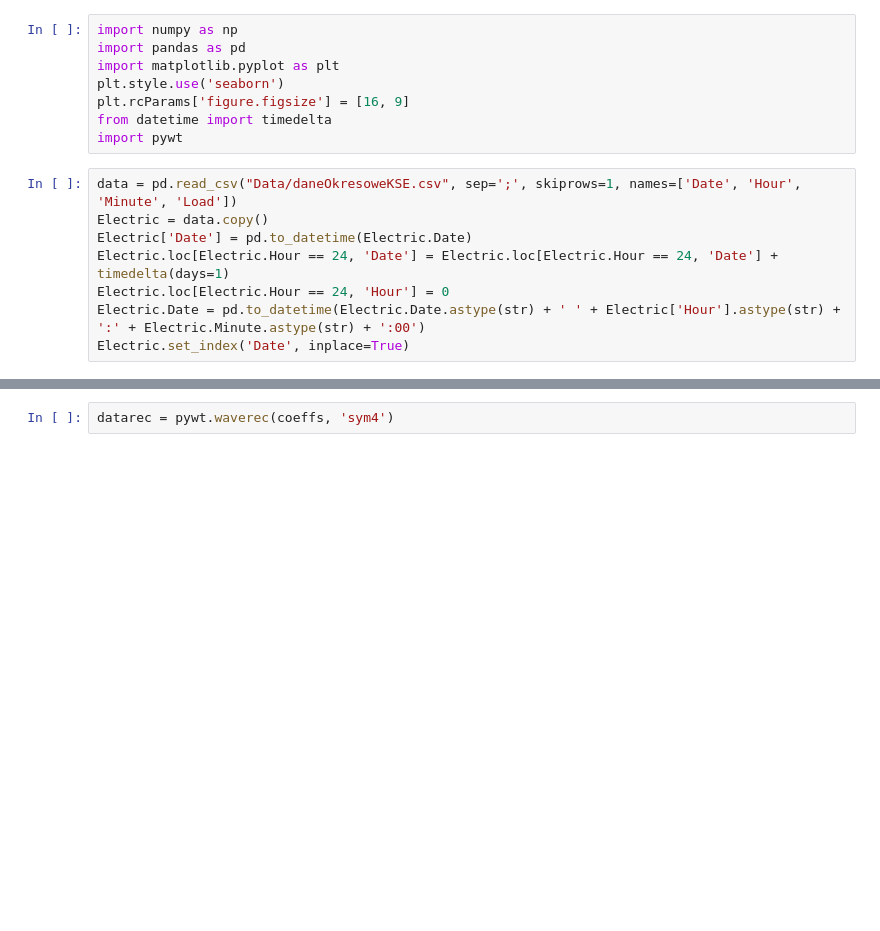
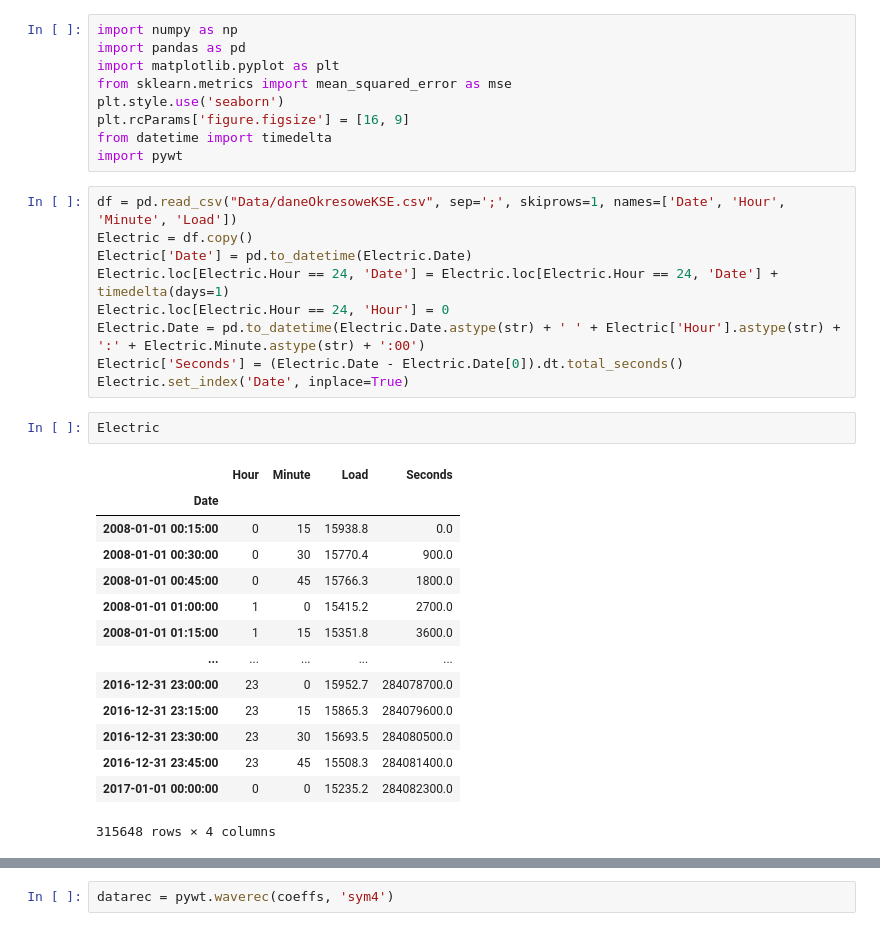
Before and after one commit to Nuelam9/Report-2, a Jupyter notebook: Wavelet_denoising.ipynb, the cells around one changed output, grey strips where cells are left out. Cells and saved outputs as stored; diff of their text form; blank space fills up the shorter version.

```diff
--- a/Wavelet_denoising.ipynb
+++ b/Wavelet_denoising.ipynb
@@ -2,15 +2,34 @@
 import numpy as np
 import pandas as pd
 import matplotlib.pyplot as plt
+from sklearn.metrics import mean_squared_error as mse
 plt.style.use('seaborn')
 plt.rcParams['figure.figsize'] = [16, 9]
 from datetime import timedelta
 import pywt
 # %%
-data = pd.read_csv("Data/daneOkresoweKSE.csv", sep=';', skiprows=1, names=['Date', 'Hour', 'Minute', 'Load'])
-Electric = data.copy()
+df = pd.read_csv("Data/daneOkresoweKSE.csv", sep=';', skiprows=1, names=['Date', 'Hour', 'Minute', 'Load'])
+Electric = df.copy()
 Electric['Date'] = pd.to_datetime(Electric.Date)
 Electric.loc[Electric.Hour == 24, 'Date'] = Electric.loc[Electric.Hour == 24, 'Date'] + timedelta(days=1)
 Electric.loc[Electric.Hour == 24, 'Hour'] = 0
 Electric.Date = pd.to_datetime(Electric.Date.astype(str) + ' ' + Electric['Hour'].astype(str) + ':' + Electric.Minute.astype(str) + ':00')
+Electric['Seconds'] = (Electric.Date - Electric.Date[0]).dt.total_seconds()
 Electric.set_index('Date', inplace=True)
+# %%
+Electric
+# %% [output]
+|  | Hour | Minute | Load | Seconds |
+| Date |  |  |  |  |
+| 2008-01-01 00:15:00 | 0 | 15 | 15938.8 | 0.0 |
+| 2008-01-01 00:30:00 | 0 | 30 | 15770.4 | 900.0 |
+| 2008-01-01 00:45:00 | 0 | 45 | 15766.3 | 1800.0 |
+| 2008-01-01 01:00:00 | 1 | 0 | 15415.2 | 2700.0 |
+| 2008-01-01 01:15:00 | 1 | 15 | 15351.8 | 3600.0 |
+| ... | ... | ... | ... | ... |
+| 2016-12-31 23:00:00 | 23 | 0 | 15952.7 | 284078700.0 |
+| 2016-12-31 23:15:00 | 23 | 15 | 15865.3 | 284079600.0 |
+| 2016-12-31 23:30:00 | 23 | 30 | 15693.5 | 284080500.0 |
+| 2016-12-31 23:45:00 | 23 | 45 | 15508.3 | 284081400.0 |
+| 2017-01-01 00:00:00 | 0 | 0 | 15235.2 | 284082300.0 |
+315648 rows × 4 columns
```
Also changed, not shown: parts of 6 cells of this notebook.
